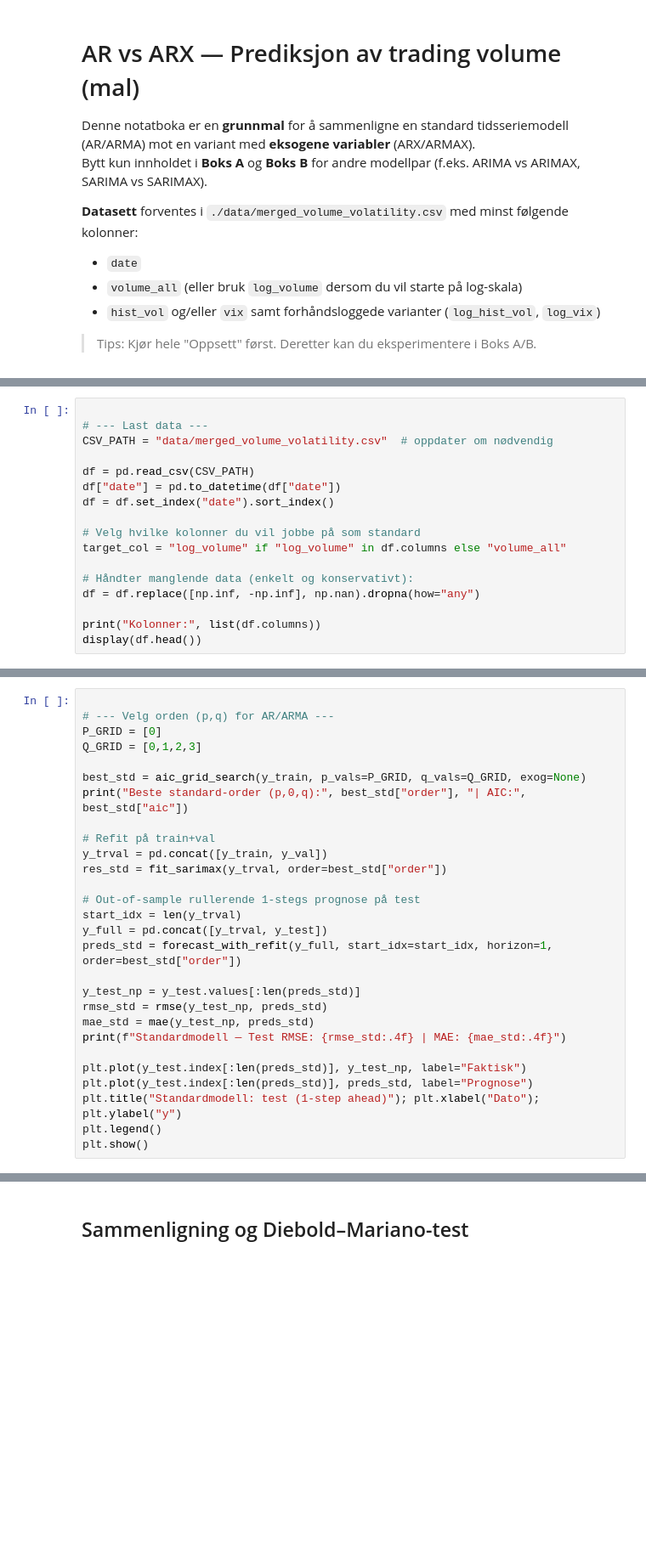
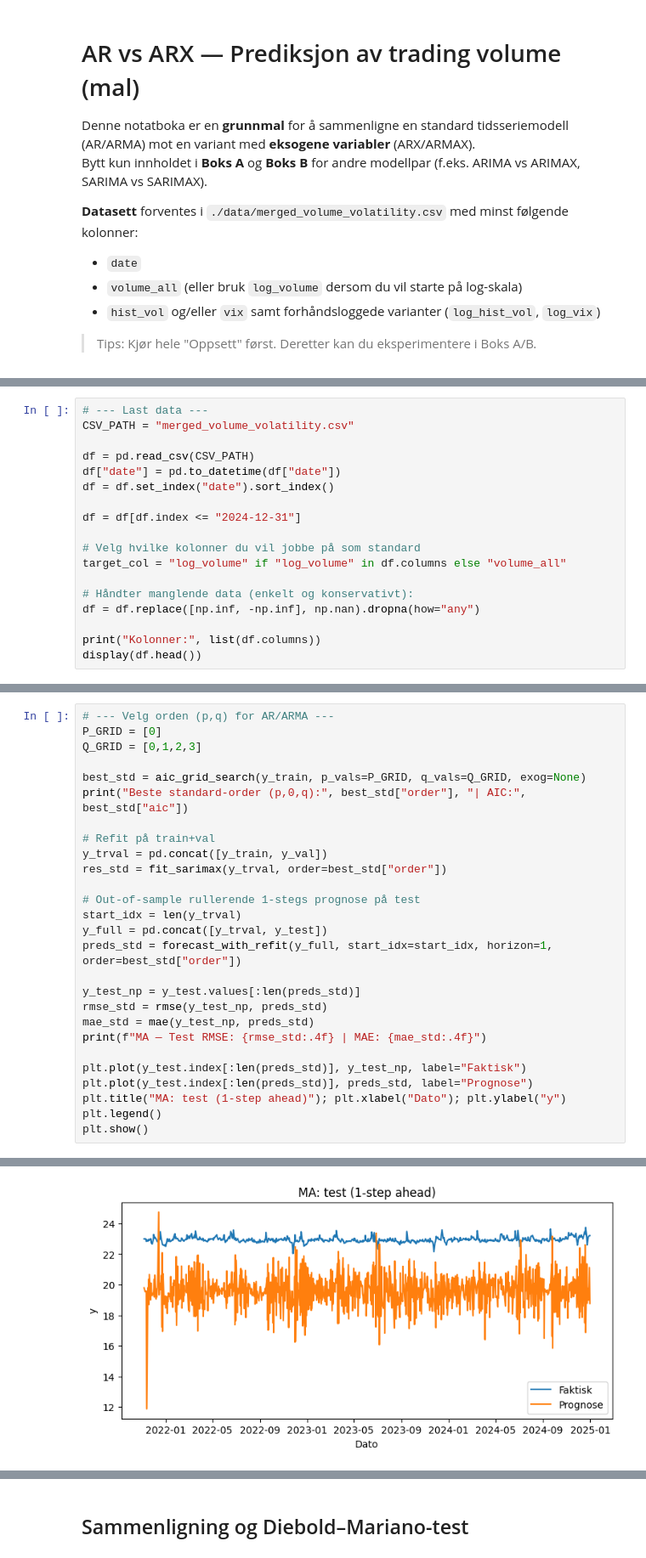
Before and after one commit to simenoiseth/mastercode, a Jupyter notebook: Fredrik/MA_vs_MAX.ipynb, the cells around one changed output, grey strips where cells are left out. Shown: that part at 85% size. Saved outputs shown, nothing was run; the diff lists cells and outputs as text; blank space fills up the shorter version.

```diff
--- a/Fredrik/MA_vs_MAX.ipynb
+++ b/Fredrik/MA_vs_MAX.ipynb
@@ -28,13 +27,14 @@ from typing import Optional, Tuple, Dict, Any, List
 pd.options.display.float_format = "{:,.4f}".format
 plt.rcParams["figure.figsize"] = (9, 4)
 # %%
-
 # --- Last data ---
-CSV_PATH = "data/merged_volume_volatility.csv"  # oppdater om nødvendig
+CSV_PATH = "merged_volume_volatility.csv"
 
 df = pd.read_csv(CSV_PATH)
 df["date"] = pd.to_datetime(df["date"])
 df = df.set_index("date").sort_index()
+
+df = df[df.index <= "2024-12-31"]
 
 # Velg hvilke kolonner du vil jobbe på som standard
 target_col = "log_volume" if "log_volume" in df.columns else "volume_all"
@@ -161,5 +174,4 @@ def diebold_mariano(e1, e2, h=1, alternative="two-sided"):
 # %%
-
 # --- Velg orden (p,q) for AR/ARMA ---
 P_GRID = [0]
 Q_GRID = [0,1,2,3]
@@ -179,10 +191,11 @@ preds_std = forecast_with_refit(y_full, start_idx=start_idx, horizon=1, order=be
 y_test_np = y_test.values[:len(preds_std)]
 rmse_std = rmse(y_test_np, preds_std)
 mae_std = mae(y_test_np, preds_std)
-print(f"Standardmodell — Test RMSE: {rmse_std:.4f} | MAE: {mae_std:.4f}")
+print(f"MA — Test RMSE: {rmse_std:.4f} | MAE: {mae_std:.4f}")
 
 plt.plot(y_test.index[:len(preds_std)], y_test_np, label="Faktisk")
 plt.plot(y_test.index[:len(preds_std)], preds_std, label="Prognose")
-plt.title("Standardmodell: test (1-step ahead)"); plt.xlabel("Dato"); plt.ylabel("y")
+plt.title("MA: test (1-step ahead)"); plt.xlabel("Dato"); plt.ylabel("y")
 plt.legend()
 plt.show()
+# %% [output]
@@ -189 +204,2 @@ plt.show()
+[figure, added]
 # %% [markdown]
```
Also changed, not shown: parts of 9 cells of this notebook.
